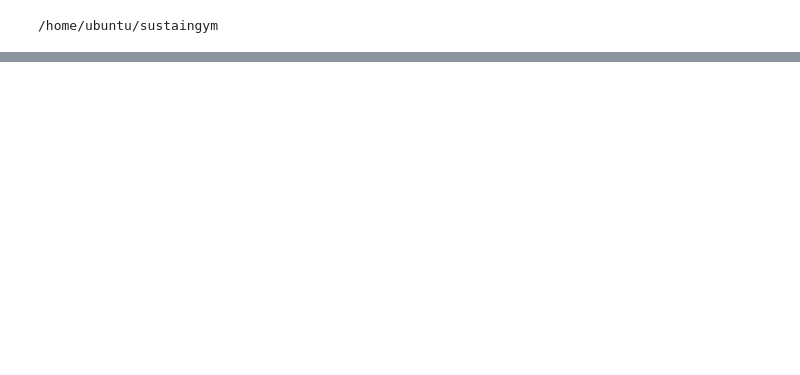
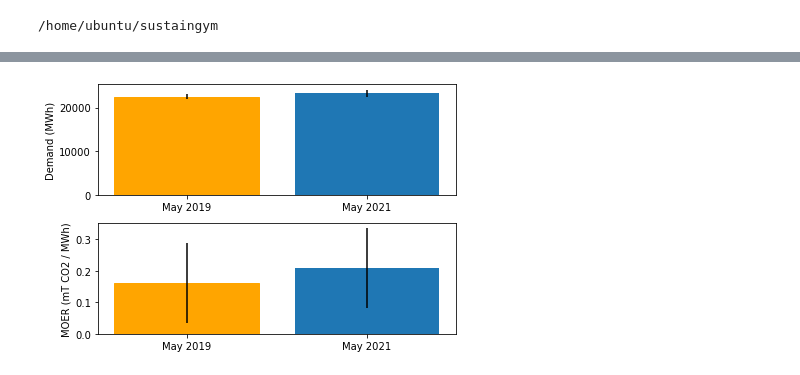
Before and after one commit to chrisyeh96/sustaingym, a Jupyter notebook: notebooks/data_plots.ipynb, the cells around one changed output, grey strips where cells are left out. Drawn from its saved outputs; the diff is of its cells as text; code cells hidden in the pictures; blank space fills up the shorter version.

```diff
--- a/notebooks/data_plots.ipynb
+++ b/notebooks/data_plots.ipynb
@@ -221,0 +192,40 @@ plt.show()
+# %%
+cmap = plt.get_cmap("tab10")
+
+df_load_19_5 = pd.read_csv(f'{data_path}/demand_data/CAISO-demand-2019-05.csv.gz', compression='gzip', index_col=0)
+# only month five is not in gzip format
+df_moer_19_5 = pd.read_csv(f'{data_path}/moer/SGIP_CAISO_SCE_2019-05.csv.gz', compression='gzip', index_col=0)
+
+df_load_21_5 = pd.read_csv(f'{data_path}/demand_data/CAISO-demand-2021-05.csv.gz', compression='gzip', index_col=0)
+# only month five is not in gzip format
+df_moer_21_5 = pd.read_csv(f'{data_path}/moer/SGIP_CAISO_SCE_2021-05.csv.gz', compression='gzip', index_col=0)
+
+mean_moer_19_5 = np.mean(df_moer_19_5.iloc[288:, 1])
+mean_moer_21_5 = np.mean(df_moer_21_5.iloc[288:, 1])
+mean_demand_19_5 = np.mean(np.mean(df_load_19_5.iloc[1:, 1:]))
+mean_demand_21_5 = np.mean(np.mean(df_load_21_5.iloc[1:, 1:]))
+
+std_moer_19_5 = np.std(df_moer_19_5.iloc[288:, 1])
+std_moer_21_5 = np.std(df_moer_21_5.iloc[288:, 1])
+std_demand_19_5 = np.std(np.std(df_load_19_5.iloc[1:, 1:]))
+std_demand_21_5 = np.std(np.std(df_load_21_5.iloc[1:, 1:]))
+
+fig, (ax1, ax2)  = plt.subplots(2)
+
+months = ['May 2019', 'May 2021']
+
+ax1.bar([0, 1], [mean_demand_19_5, mean_demand_21_5], yerr=[std_demand_19_5, std_demand_21_5], align='center', ecolor='black')
+ax2.bar([0, 1], [mean_moer_19_5, mean_moer_21_5], yerr=[std_moer_19_5, std_moer_21_5], align='center', ecolor='black')
+ax1.set_ylabel('Demand (MWh)')
+ax2.set_ylabel('MOER (mT CO2 / MWh)')
+ax1.set_xticks([0,1])
+ax1.set_xticklabels(months)
+ax2.set_xticks([0,1])
+ax2.set_xticklabels(months)
+ax1.get_children()[0].set_color('orange')
+ax2.get_children()[0].set_color('orange')
+
+plt.tight_layout()
+plt.show()
+# %% [output]
+[figure, added]
```
Also changed, not shown: parts of 4 cells of this notebook, 4 other files.
